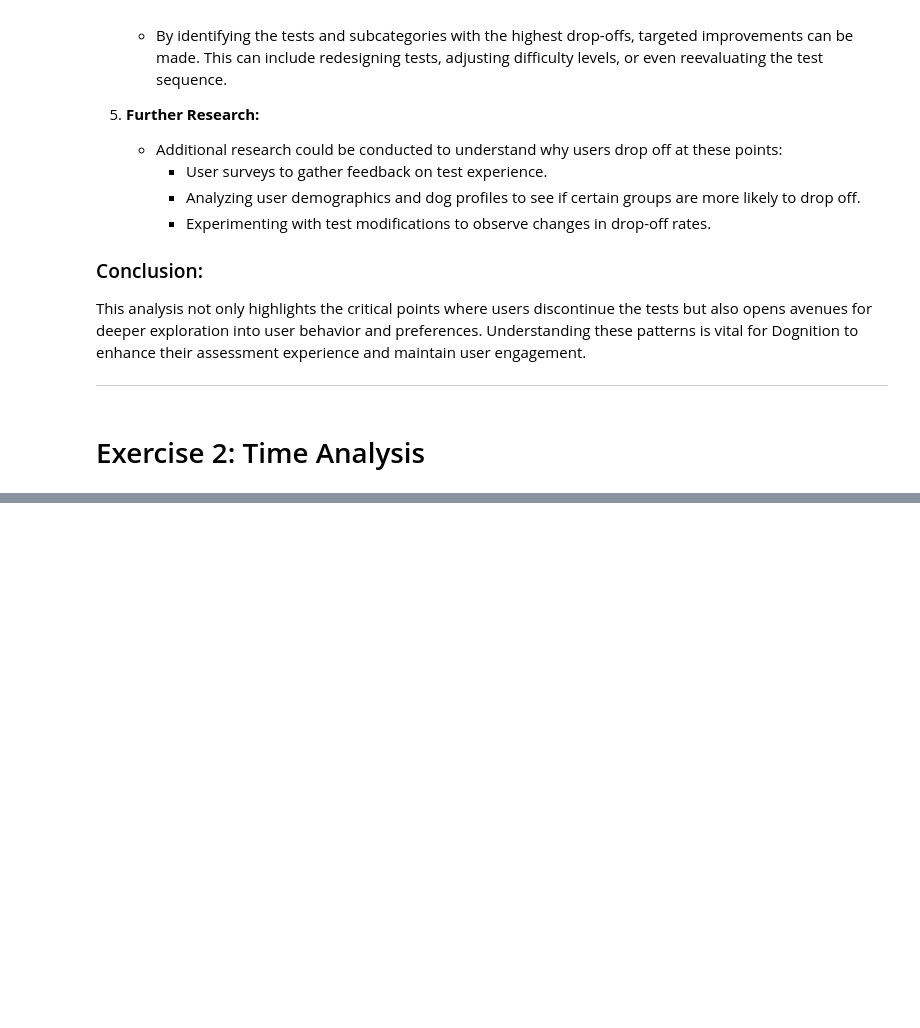
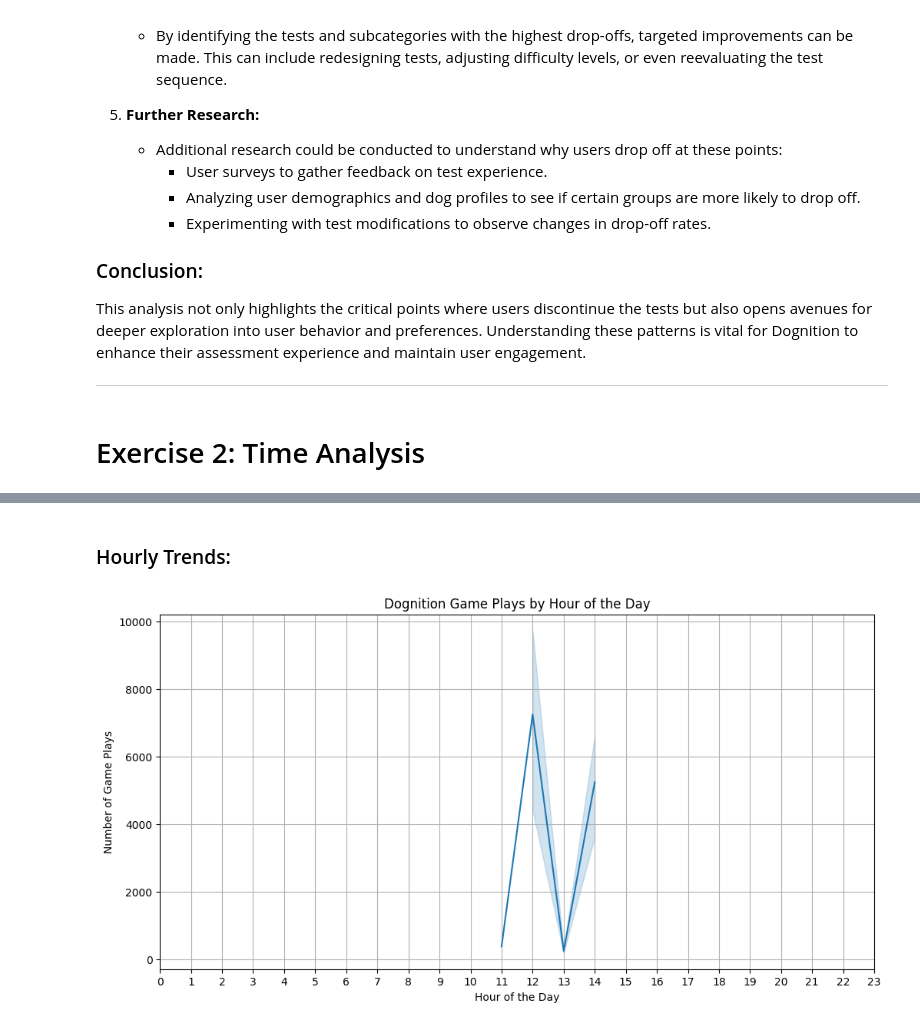
Before and after one commit to peyman886/Data_Visualization, a Jupyter notebook: HW5/Visualization_HW5.ipynb, the cells around one changed output, grey strips where cells are left out. Drawn from its saved outputs; the diff is of its cells as text; code cells hidden in the pictures; blank space fills up the shorter version.

```diff
--- a/HW5/Visualization_HW5.ipynb
+++ b/HW5/Visualization_HW5.ipynb
@@ -459,0 +585,14 @@ Please confirm if these findings align with your expectations, and let me know i
+# %% [markdown]
+### Hourly Trends:
+# %%
+# Line plot for hourly trends
+plt.figure(figsize=(12, 6))
+sns.lineplot(x='Hour_of_Day_Local', y=merged_data['Hour_of_Day_Local'].value_counts().sort_index(), data=merged_data)
+plt.title('Dognition Game Plays by Hour of the Day')
+plt.xlabel('Hour of the Day')
+plt.ylabel('Number of Game Plays')
+plt.xticks(range(0, 24))
+plt.grid(True)
+plt.show()
+# %% [output]
+[figure, added]
```
Also changed, not shown: parts of 90 cells of this notebook.
